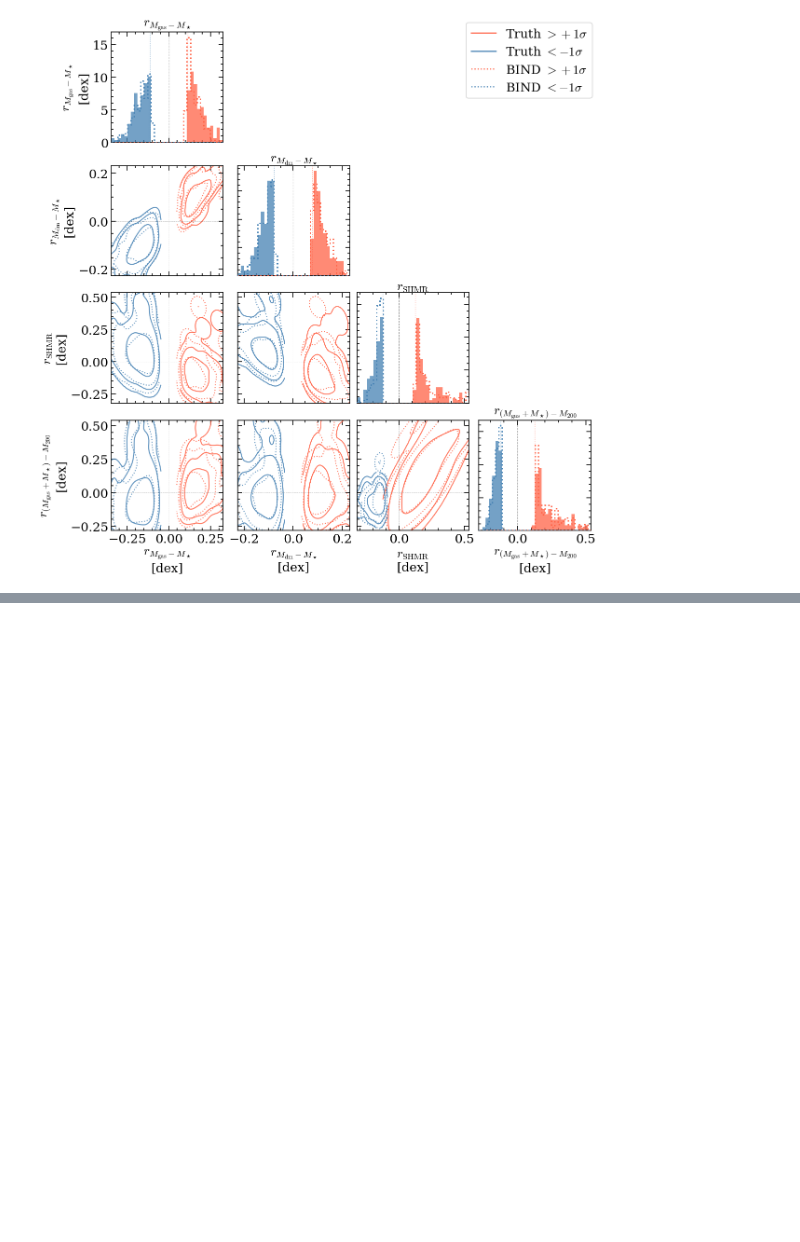
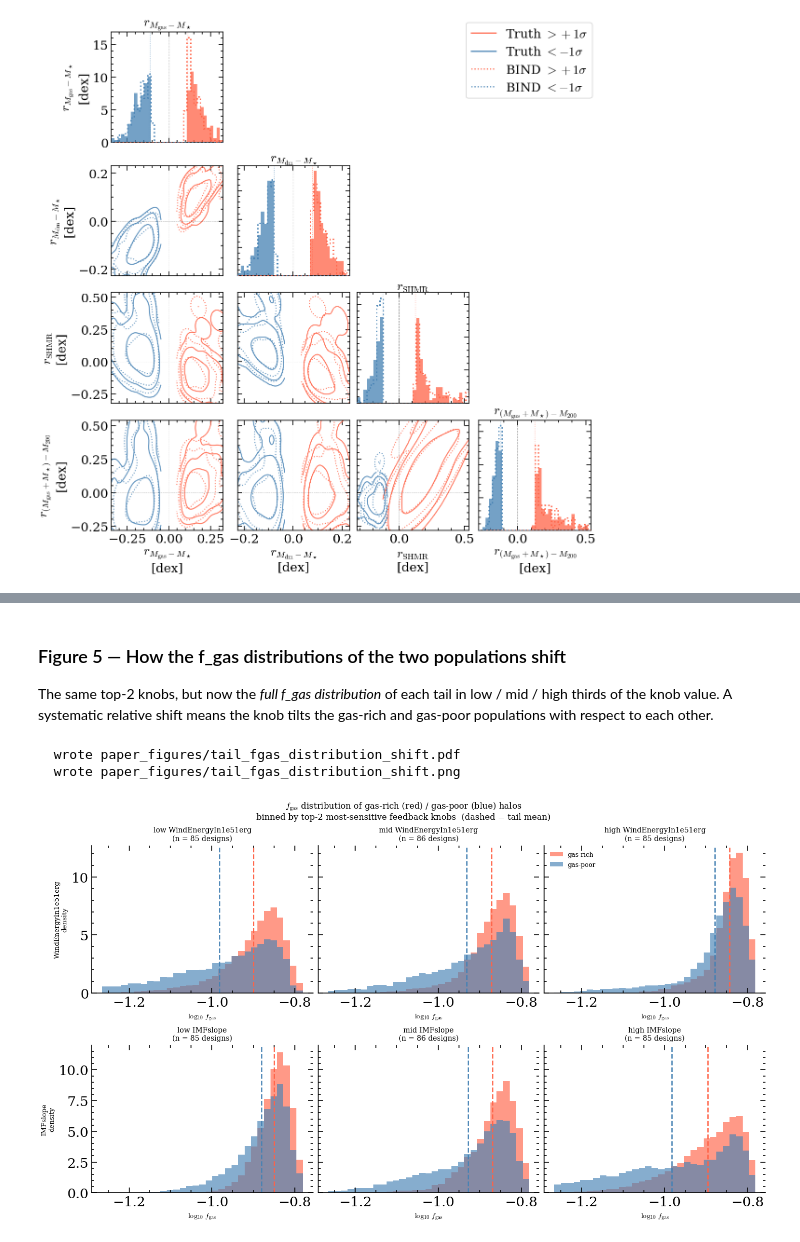
Before and after one commit to Maxelee/BIND, a Jupyter notebook: scaling_relations.ipynb, the cells around one changed output, grey strips where cells are left out. Saved outputs shown, nothing was run; the diff lists cells and outputs as text; code cells hidden in the pictures; blank space fills up the shorter version.

```diff
--- a/scaling_relations.ipynb
+++ b/scaling_relations.ipynb
@@ -920,0 +1146,65 @@ plt.show()
+# %% [markdown]
+### Figure 5 — How the f_gas distributions of the two populations shift
+
+The same top-2 knobs, but now the *full f_gas distribution* of each tail in
+low / mid / high thirds of the knob value. A systematic relative shift means the
+knob tilts the gas-rich and gas-poor populations with respect to each other.
+# %%
+# ── Figure 3-ext (b): distribution shift — how the f_gas histogram of each
+# tail moves as the top-2 sensitivity knobs vary ───────────────────────────
+# Divide the 256 designs into low / mid / high thirds of the knob value.
+# Each panel shows the f_gas distribution of gas-rich (red) and gas-poor
+# (blue) halos at that slice.  A systematic shift = the knob tilts the two
+# populations relative to each other.
+
+fig, axes = plt.subplots(2, 3, figsize=(12, 7), sharey='row', constrained_layout=True)
+
+lfg_all = lfg[:, hi_m | lo_m]   # combined range for shared bin edges
+
+for row, pidx in enumerate([srt[0], srt[1]]):
+    pname = ASTRO_NAMES[pidx]
+    x     = D_norm[:, pidx]
+    lo_t, hi_t = np.percentile(x, [33, 67])
+    slices = [x <= lo_t, (x > lo_t) & (x <= hi_t), x > hi_t]
+    slice_labels = [f'low {pname}', f'mid {pname}', f'high {pname}']
+
+    # Shared bin edges for this row (cover full range across all 3 slices)
+    vlo = np.nanpercentile(lfg_all[slices[0] | slices[1] | slices[2]], 1)
+    vhi = np.nanpercentile(lfg_all[slices[0] | slices[1] | slices[2]], 99)
+    bins_f = np.linspace(vlo, vhi, 32)
+
+    for col, (des_mask, label) in enumerate(zip(slices, slice_labels)):
+        ax = axes[row, col]
+        hi_vals = lfg[des_mask][:, hi_m].ravel()
+        lo_vals = lfg[des_mask][:, lo_m].ravel()
+
+        ax.hist(hi_vals, bins=bins_f, color='tomato',    density=True,
+                alpha=0.65, label='gas-rich')
+        ax.hist(lo_vals, bins=bins_f, color='steelblue', density=True,
+                alpha=0.65, label='gas-poor')
+
+        # Mark the means
+        ax.axvline(np.nanmean(hi_vals), color='tomato',    lw=1.5, ls='--')
+        ax.axvline(np.nanmean(lo_vals), color='steelblue', lw=1.5, ls='--')
+
+        ax.set_xlabel(r'$\log_{10}\, f_{\rm gas}$', fontsize=8.5)
+        ax.set_title(f'{label}\n(n = {des_mask.sum()} designs)', fontsize=8.5)
+        if col == 0:
+            ax.set_ylabel(f'{pname}\ndensity', fontsize=8)
+        if row == 0 and col == 2:
+            ax.legend(fontsize=7.5)
+        for sp in ('top', 'right'):
+            ax.spines[sp].set_visible(False)
+
+fig.suptitle(
+    r'$f_{\rm gas}$ distribution of gas-rich (red) / gas-poor (blue) halos'
+    '\nbinned by top-2 most-sensitive feedback knobs  '
+    '(dashed = tail mean)',
+    fontsize=10)
+
+save_fig(fig, 'tail_fgas_distribution_shift')
+plt.show()
+# %% [output]
+  wrote paper_figures/tail_fgas_distribution_shift.pdf
+  wrote paper_figures/tail_fgas_distribution_shift.png
+[figure, added]
```
Also changed, not shown: parts of 14 cells of this notebook, 18 other files.
